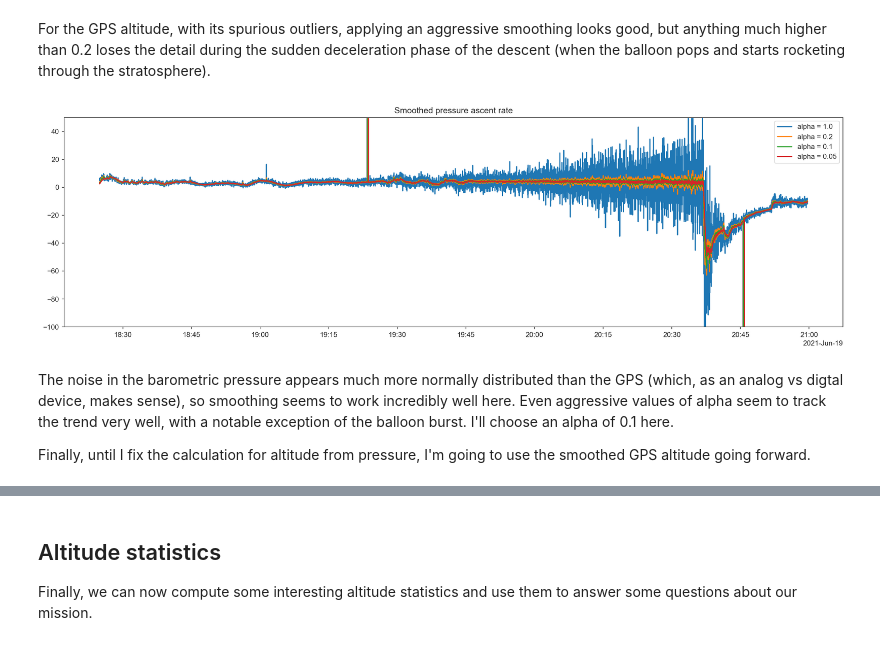
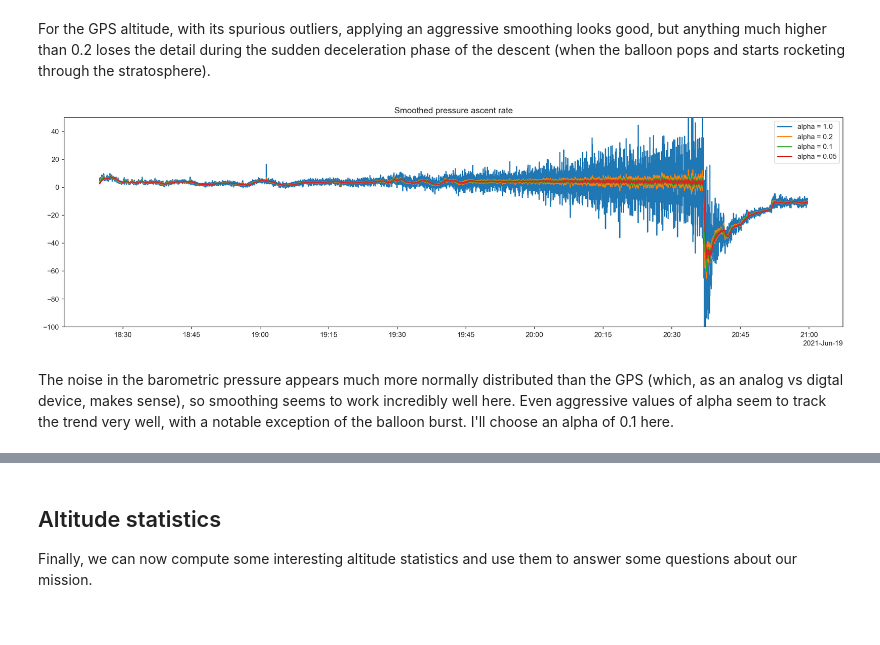
Before and after one commit to ungood/graupel-1, a Jupyter notebook: processing/DataAnalysis.ipynb, the cells around one changed output, grey strips where cells are left out. Cells and saved outputs as stored; diff of their text form; code cells hidden in the pictures.

```diff
--- a/processing/DataAnalysis.ipynb
+++ b/processing/DataAnalysis.ipynb
@@ -247,0 +256,10 @@ plt.show()
+# %%
+mission_data['better_pressure_altitude_m'] = calc_altitude(mission_data['pressure_Pa'])
+ax = pretty_plots()
+ax.plot(mission_data[['gps_altitude_m', 'better_pressure_altitude_m']])
+ax.set_ylabel("altitude (m)")
+ax.legend(["gps", "better barometric"])
+ax.set_title("Better altitude formula")
+
+difference = (mission_data["gps_altitude_m"] - mission_data["better_pressure_altitude_m"]).max()
+print(f"Maximum altitude discrepency: {difference:.0f} meters")
@@ -247,0 +302,10 @@ plt.show()
+# %%
+mission_data['temp_adjusted_altitude_m'] = calc_altitude_temp_adjusted(mission_data['pressure_Pa'], mission_data['temperature_C'])
+ax = pretty_plots()
+ax.plot(mission_data[['gps_altitude_m', 'temp_adjusted_altitude_m']])
+ax.set_ylabel("altitude (m)")
+ax.legend(["gps", "better barometric"]);
+ax.set_title("Temperature adjusted altitude")
+
+difference = mission_data["gps_altitude_m"] - mission_data["temp_adjusted_altitude_m"]
+print(f"Maximum altitude discrepency: {difference.max():.0f} meters")
@@ -247,0 +340,18 @@ plt.show()
+# %%
+def calc_altitude_blended(pressure_Pa, temperature_C):
+    if(pressure_Pa > 22632):
+        return calc_altitude(pressure_Pa)
+    else:
+        return calc_altitude_temp_adjusted(pressure_Pa, temperature_C)
+
+calc_altitude_blended = np.vectorize(calc_altitude_blended)
+# %%
+mission_data['blended_altitude_m'] = calc_altitude_blended(mission_data['pressure_Pa'], mission_data['temperature_C'])
+ax = pretty_plots()
+ax.plot(mission_data[['gps_altitude_m', 'blended_altitude_m']])
+ax.set_ylabel("altitude (m)")
+ax.legend(["gps", "better barometric"]);
+ax.set_title("Temperature adjusted altitude")
+
+difference = mission_data["gps_altitude_m"] - mission_data["blended_altitude_m"]
+print(f"Maximum altitude discrepency: {difference.max():.0f} meters")
@@ -312,21 +420,18 @@ For the GPS altitude, with its spurious outliers, applying an aggressive smoothi
 # %%
 ax = pretty_plots()
 ax.set_ylim(-100, 50)
 
 for alpha in [1.0, 0.2, 0.1, 0.05]:
     smoothed_pressure = mission_data['pressure_Pa'].ewm(alpha=alpha).mean()
-    smoothed_pressure_altitude = smoothed_pressure.apply(altitude_from_pressure_refined)
+    smoothed_pressure_altitude = smoothed_pressure.apply(calc_altitude)
     ax.plot(smoothed_pressure_altitude.diff(), label="alpha = {}".format(alpha))
 
 ax.set_title("Smoothed pressure ascent rate")
-ax.legend()
-plt.show()
+ax.legend();
 # %% [output]
-[figure, old version]
+[figure, new version]
 # %% [markdown]
 The noise in the barometric pressure appears much more normally distributed than the GPS (which, as an analog vs digtal device, makes sense), so smoothing seems to work incredibly well here.  Even aggressive values of alpha seem to track the trend very well, with a notable exception of the balloon burst.  I'll choose an alpha of 0.1 here.
-
-Finally, until I fix the calculation for altitude from pressure, I'm going to use the smoothed GPS altitude going forward.
 # %%
 mission_data['smoothed_gps_altitude_m'] = mission_data['gps_altitude_m'].ewm(alpha=0.2).mean()
 mission_data['smoothed_pressure_Pa'] = mission_data['pressure_Pa'].ewm(alpha=0.1).mean()
```
Also changed, not shown: parts of 37 cells of this notebook, 8 other files.
